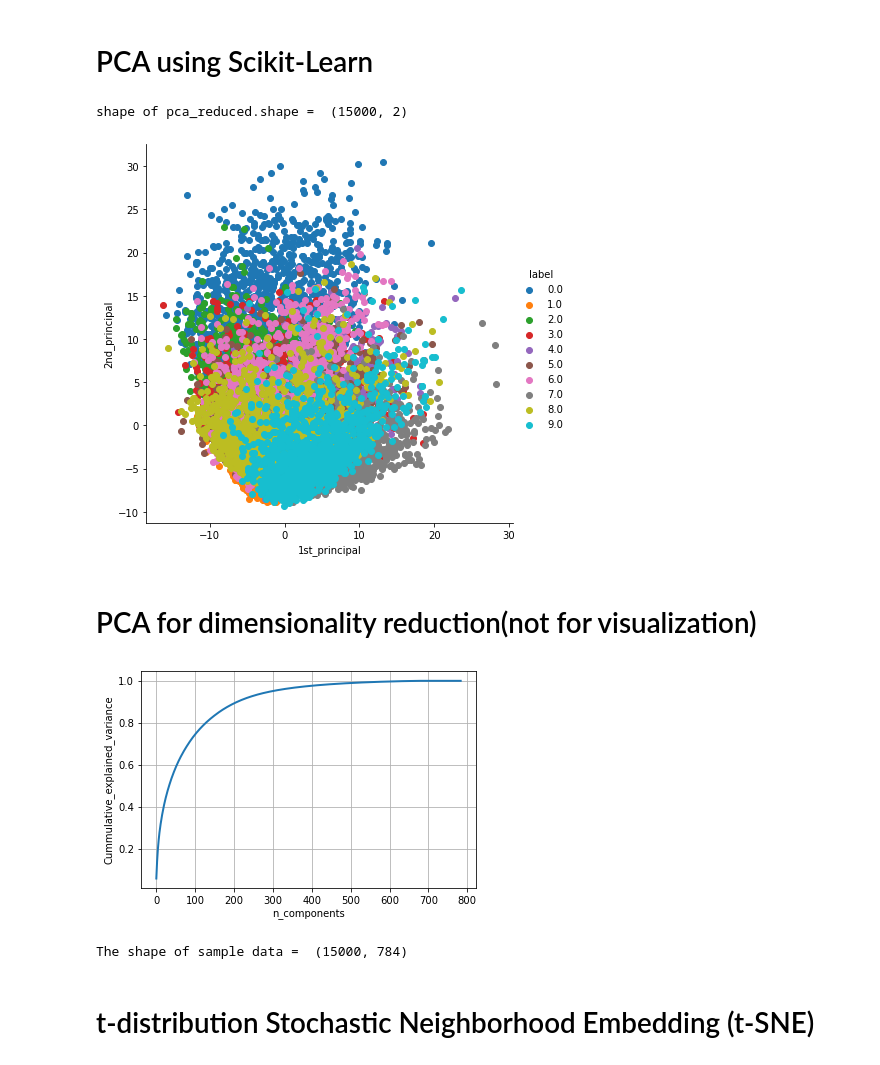
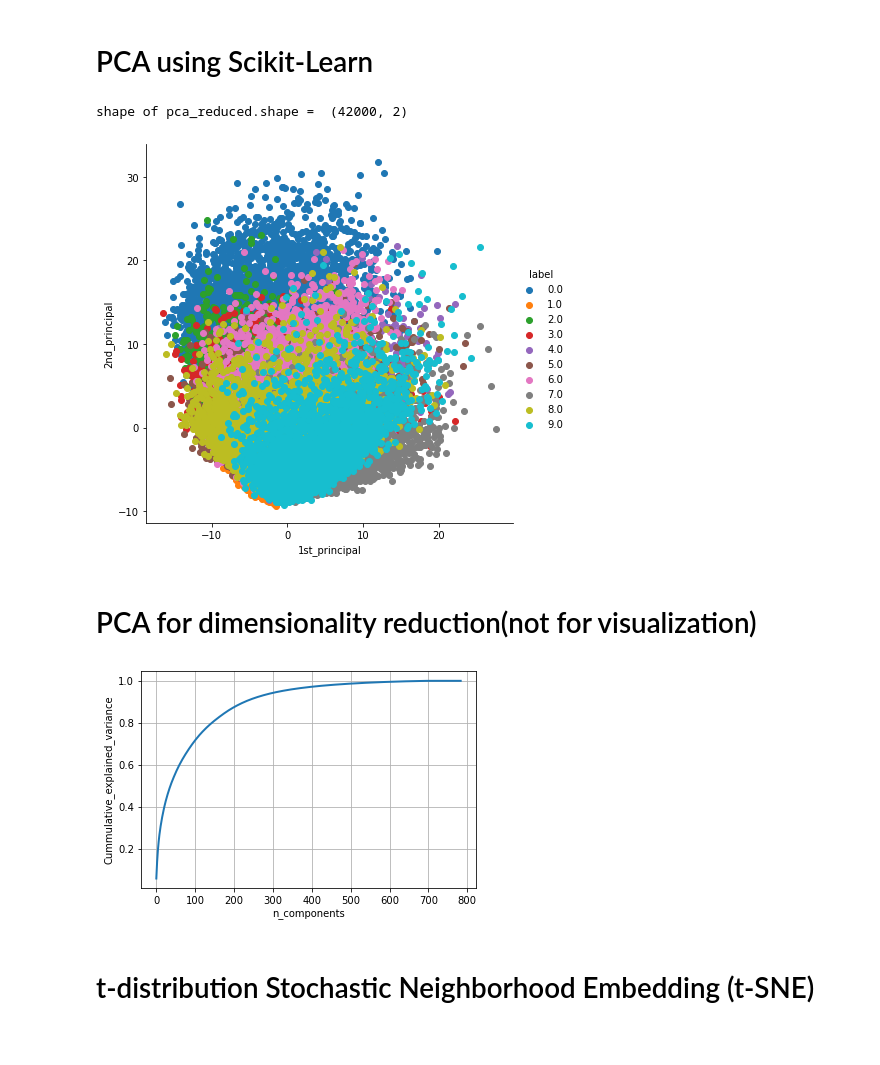
Before and after one commit to dhrey112/AAIC, a Jupyter notebook: Dimensionality-reduction-PCA-tSNE/Dim-reduction-PCA-tSNE-Exe_solution.ipynb, the cells around one changed output. Cells and saved outputs as stored; diff of their text form; code cells hidden in the pictures.

Commit message:
dimensionality reduction exercise solution

```diff
--- a/Dimensionality-reduction-PCA-tSNE/Dim-reduction-PCA-tSNE-Exe_solution.ipynb
+++ b/Dimensionality-reduction-PCA-tSNE/Dim-reduction-PCA-tSNE-Exe_solution.ipynb
@@ -6,5 +17,5 @@ import seaborn as sn
 # %%
-dt = pd.read_csv('data/digit-recognizer/train.csv')
+dt = pd.read_csv('../data/digit-recognizer/train.csv')
 
 print(dt.head(5))
 
@@ -62,8 +73,8 @@ print(l[idx]) # the corresponding label value
 # %% [markdown]
 ## 2D Visualization using PCA
 # %%
-labels = l.head(15000)
-data = d.head(15000)
+labels = l.head(42000)
+data = d.head(42000)
 
 print("The shape of sample data = ", data.shape)
 # %% [output]
@@ -142,7 +153,7 @@ pca_data = pca.fit_transform(sample_data)
 # pca_reduced will contain the 2D projects of simple data
 print("shape of pca_reduced.shape = ", pca_data.shape)
 # %% [output]
-shape of pca_reduced.shape =  (15000, 2)
+shape of pca_reduced.shape =  (42000, 2)
 # %%
 pca_data = np.vstack((pca_data.T, labels)).T
 
@@ -152,39 +163,30 @@ sn.FacetGrid(dataframe, hue="label", height=6).map(plt.scatter, '1st_principal',
 
 plt.show()
 # %% [output]
-[figure, old version]
+[figure, new version]
 # %% [markdown]
 # PCA for dimensionality reduction(not for visualization)
 # %%
-#pca.n_components = 784
+pca.n_components = 784
 pca_data = pca.fit_transform(sample_data)
 
 percentage_var_explained = pca.explained_variance_ / np.sum(pca.explained_variance_)
 
 cum_var_explained = np.cumsum(percentage_var_explained)
 
 # plot the PCA spectrum
 plt.figure(1, figsize=(6, 4))
 
 plt.clf()
 plt.plot(cum_var_explained, linewidth=2)
 plt.axis('tight')
 plt.grid()
 plt.xlabel('n_components')
 plt.ylabel('Cummulative_explained_variance')
 plt.show()
 
-#If we take 200-dimensions, approx. 90% of variance is explained
+#If we take 250-dimensions, approx. 90% of variance is explained
 # %% [output]
-[figure, old version]
+[figure, new version]
-# %%
-# for 42000 data-points
-
-labels_4 = l.head(42000)
-data_4 = d.head(42000)
-
-print("The shape of sample data = ", data.shape)
-# %% [output]
-The shape of sample data =  (15000, 784)
 # %% [markdown]
 # t-distribution Stochastic Neighborhood Embedding (t-SNE)
```
Also changed, not shown: parts of 12 cells of this notebook.
